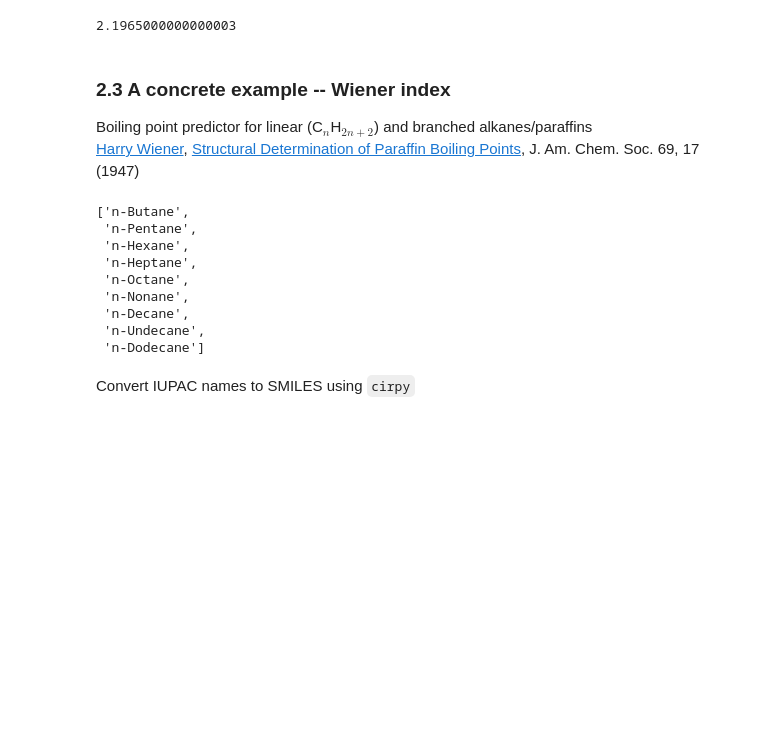
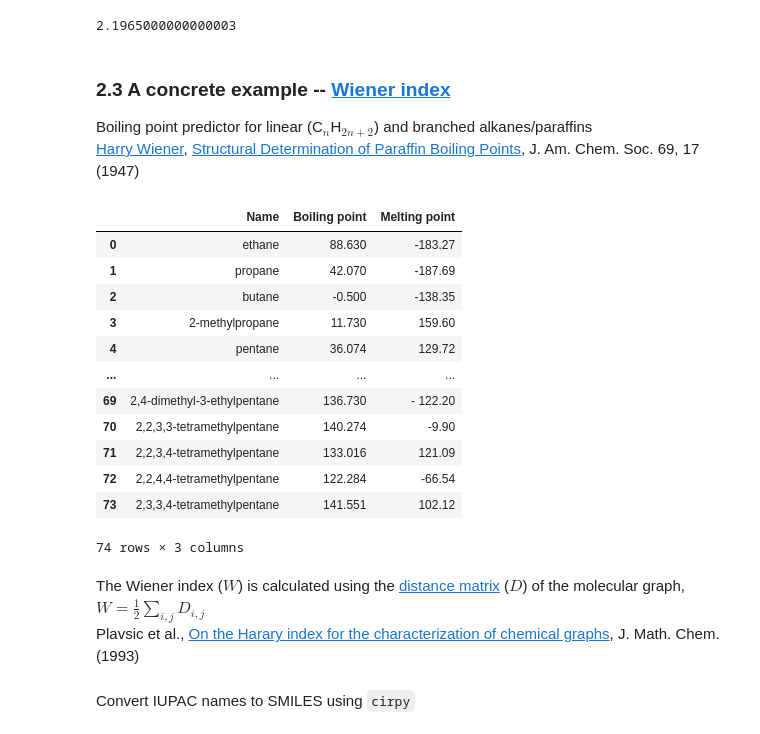
Before and after one commit to Sutton-Research-Lab/Python_workshop_2022, a Jupyter notebook: materials/Day_05/Day_05_RDKit_and_Cheminformatics.ipynb, the cells around one changed output. Cells and saved outputs as stored; diff of their text form; code cells hidden in the pictures; blank space fills up the shorter version.

```diff
--- a/materials/Day_05/Day_05_RDKit_and_Cheminformatics.ipynb
+++ b/materials/Day_05/Day_05_RDKit_and_Cheminformatics.ipynb
@@ -139,7 +139,7 @@ D.MolLogP(Chem.MolFromSmiles('CCCCC'))
 # %% [output]
 2.1965000000000003
 # %% [markdown]
-### 2.3 A concrete example -- Wiener index
+### 2.3 A concrete example -- [Wiener index](https://en.wikipedia.org/wiki/Wiener_index)
 Boiling point predictor for linear (C$_n$H$_{2n+2}$) and branched alkanes/paraffins<br>
 [Harry Wiener](https://en.wikipedia.org/wiki/Harry_Wiener), [Structural Determination of Paraffin Boiling Points](https://pubs.acs.org/doi/abs/10.1021/ja01193a005), J. Am. Chem. Soc. 69, 17 (1947)
 # %%
@@ -147,19 +148,24 @@ import matplotlib.pyplot as plt
-# %%
-prefixes = ['But', 'Pent', 'Hex', 'Hept', 'Oct', 'Non', 'Dec', 'Undec', 'Dodec']
-names = ['n-' + pref + 'ane' for pref in prefixes]
-names
-# %% [output]
-['n-Butane',
- 'n-Pentane',
- 'n-Hexane',
- 'n-Heptane',
- 'n-Octane',
- 'n-Nonane',
- 'n-Decane',
- 'n-Undecane',
- 'n-Dodecane']
 # %%
-boiling_points = [-0.5, 36.1, 68.7, 98.4, 125.7, 150.8, 174.0, 195.8, 216.2]
+data = pd.read_excel(r'.\tables_alkane_temperatures.xlsx')
+data
+# %% [output]
+|  | Name | Boiling point | Melting point |
+| 0 | ethane | 88.630 | -183.27 |
+| 1 | propane | 42.070 | -187.69 |
+| 2 | butane | -0.500 | -138.35 |
+| 3 | 2-methylpropane | 11.730 | 159.60 |
+| 4 | pentane | 36.074 | 129.72 |
+| ... | ... | ... | ... |
+| 69 | 2,4-dimethyl-3-ethylpentane | 136.730 | - 122.20 |
+| 70 | 2,2,3,3-tetramethylpentane | 140.274 | -9.90 |
+| 71 | 2,2,3,4-tetramethylpentane | 133.016 | 121.09 |
+| 72 | 2,2,4,4-tetramethylpentane | 122.284 | -66.54 |
+| 73 | 2,3,3,4-tetramethylpentane | 141.551 | 102.12 |
+74 rows × 3 columns
+# %% [markdown]
+The Wiener index ($W$) is calculated using the [distance matrix](https://en.wikipedia.org/wiki/Distance_matrix) ($D$) of the molecular graph,
+$W = \frac{1}{2}\sum_{i,j}D_{i,j}$<br>
+Plavsic et al., [On the Harary index for the characterization of chemical graphs](https://link.springer.com/article/10.1007/BF01164638), J. Math. Chem. (1993)
 # %%
 # Calculate the Wiener index
 def wiener_index(m):
```
Also changed, not shown: parts of 6 cells of this notebook, 1 other file.
